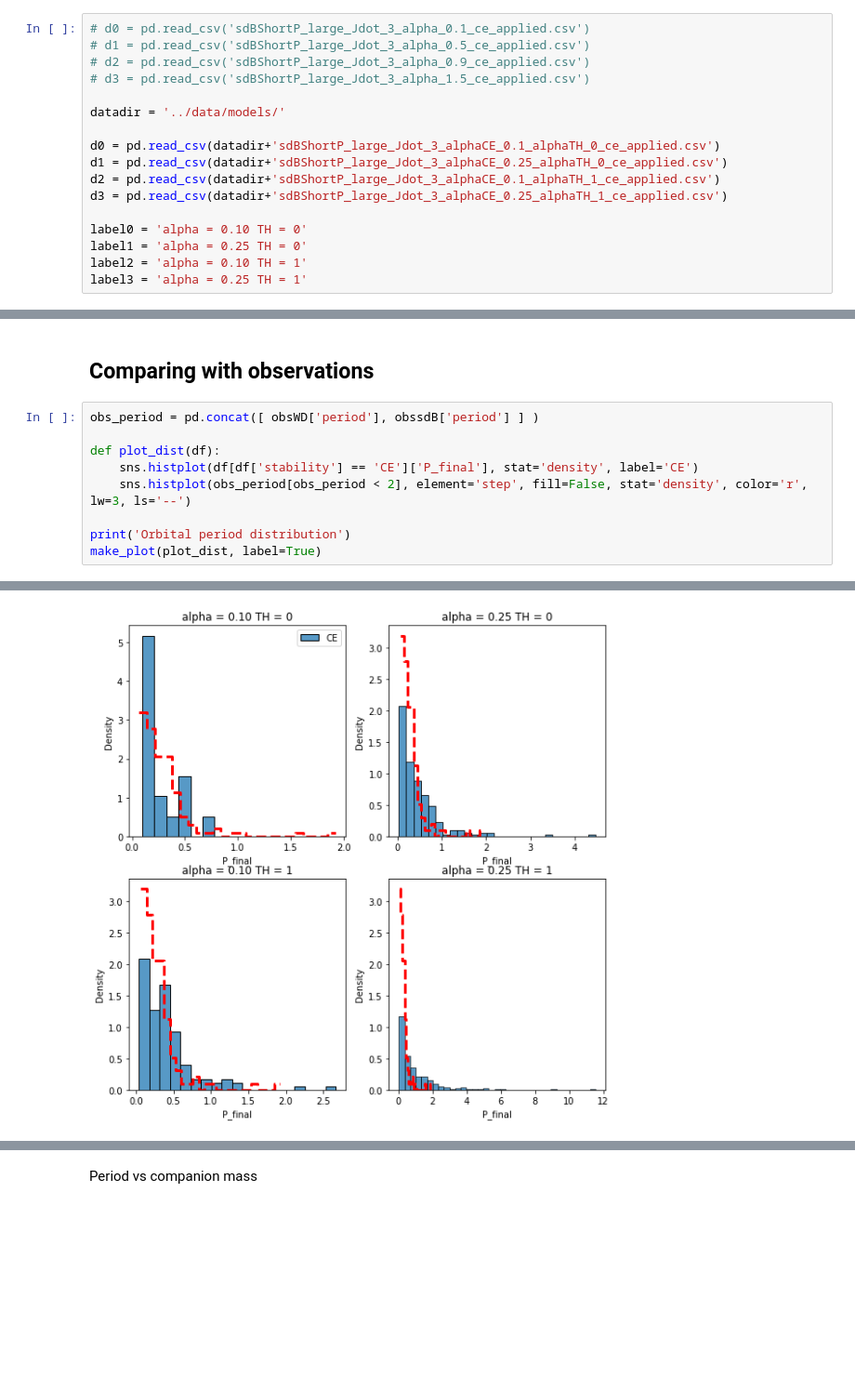
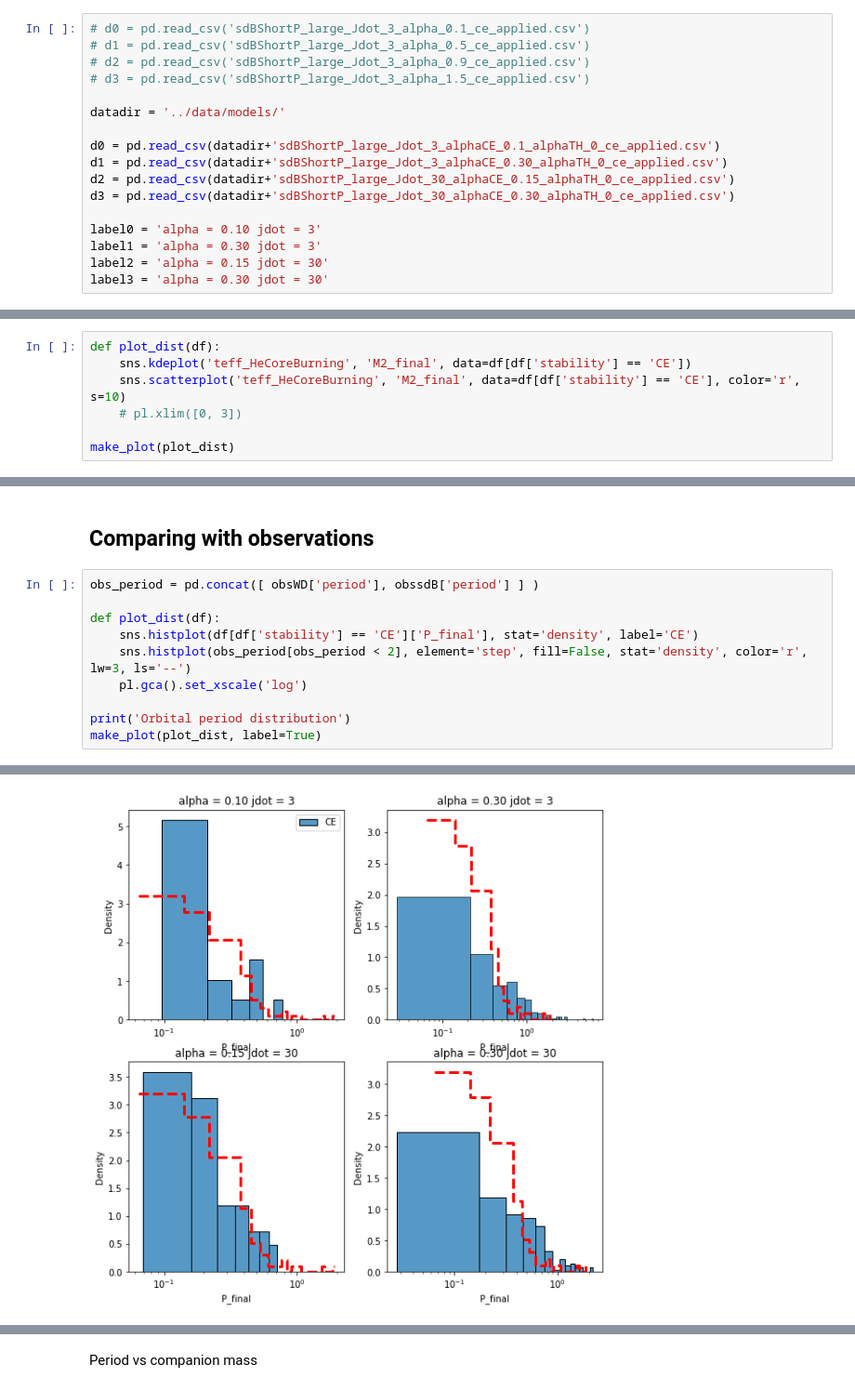
Before and after one commit to vosjo/CE_models, a Jupyter notebook: analysis/analyse_post_ce_systems_JdotP_alpha.ipynb, the cells around one changed output, grey strips where cells are left out. Shown at 93% size. Saved outputs shown, nothing was run; the diff lists cells and outputs as text; blank space fills up the shorter version.

```diff
--- a/analysis/analyse_post_ce_systems_JdotP_alpha.ipynb
+++ b/analysis/analyse_post_ce_systems_JdotP_alpha.ipynb
@@ -15,14 +15,14 @@ import seaborn as sns
 datadir = '../data/models/'
 
 d0 = pd.read_csv(datadir+'sdBShortP_large_Jdot_3_alphaCE_0.1_alphaTH_0_ce_applied.csv')
-d1 = pd.read_csv(datadir+'sdBShortP_large_Jdot_3_alphaCE_0.25_alphaTH_0_ce_applied.csv')
-d2 = pd.read_csv(datadir+'sdBShortP_large_Jdot_3_alphaCE_0.1_alphaTH_1_ce_applied.csv')
-d3 = pd.read_csv(datadir+'sdBShortP_large_Jdot_3_alphaCE_0.25_alphaTH_1_ce_applied.csv')
+d1 = pd.read_csv(datadir+'sdBShortP_large_Jdot_3_alphaCE_0.30_alphaTH_0_ce_applied.csv')
+d2 = pd.read_csv(datadir+'sdBShortP_large_Jdot_30_alphaCE_0.15_alphaTH_0_ce_applied.csv')
+d3 = pd.read_csv(datadir+'sdBShortP_large_Jdot_30_alphaCE_0.30_alphaTH_0_ce_applied.csv')
 
-label0 = 'alpha = 0.10 TH = 0'
-label1 = 'alpha = 0.25 TH = 0'
-label2 = 'alpha = 0.10 TH = 1'
-label3 = 'alpha = 0.25 TH = 1'
+label0 = 'alpha = 0.10 jdot = 3'
+label1 = 'alpha = 0.30 jdot = 3'
+label2 = 'alpha = 0.15 jdot = 30'
+label3 = 'alpha = 0.30 jdot = 30'
 # %%
 gaia = pd.read_csv('../data/observations/1Kpc_Hiparchos_sample_cut.csv', sep='\s+')
 
@@ -148,0 +186,7 @@ make_plot(plot_dist, title="Effective temperature")
+# %%
+def plot_dist(df):
+    sns.kdeplot('teff_HeCoreBurning', 'M2_final', data=df[df['stability'] == 'CE'])
+    sns.scatterplot('teff_HeCoreBurning', 'M2_final', data=df[df['stability'] == 'CE'], color='r', s=10)
+    # pl.xlim([0, 3])
+
+make_plot(plot_dist)
@@ -151,15 +197,16 @@ make_plot(plot_dist, title="Effective temperature")
 # %%
 obs_period = pd.concat([ obsWD['period'], obssdB['period'] ] )
 
 def plot_dist(df):
     sns.histplot(df[df['stability'] == 'CE']['P_final'], stat='density', label='CE')
     sns.histplot(obs_period[obs_period < 2], element='step', fill=False, stat='density', color='r', lw=3, ls='--')
+    pl.gca().set_xscale('log')
 
 print('Orbital period distribution')
 make_plot(plot_dist, label=True)
 # %% [output]
 Orbital period distribution
-[figure, old version]
+[figure, new version]
 # %%
 def plot_dist(df):
     bins = np.linspace(0, 1, 11)
```
Also changed, not shown: parts of 14 cells of this notebook, 7 other files.
